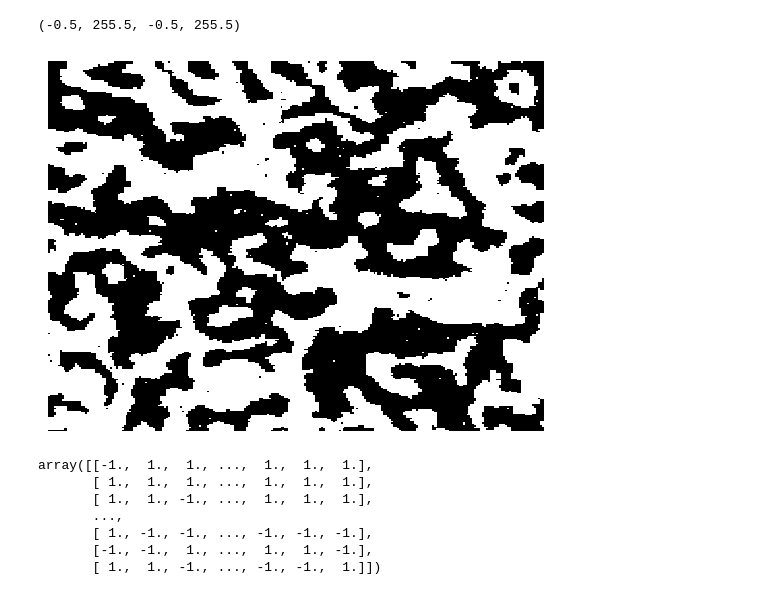
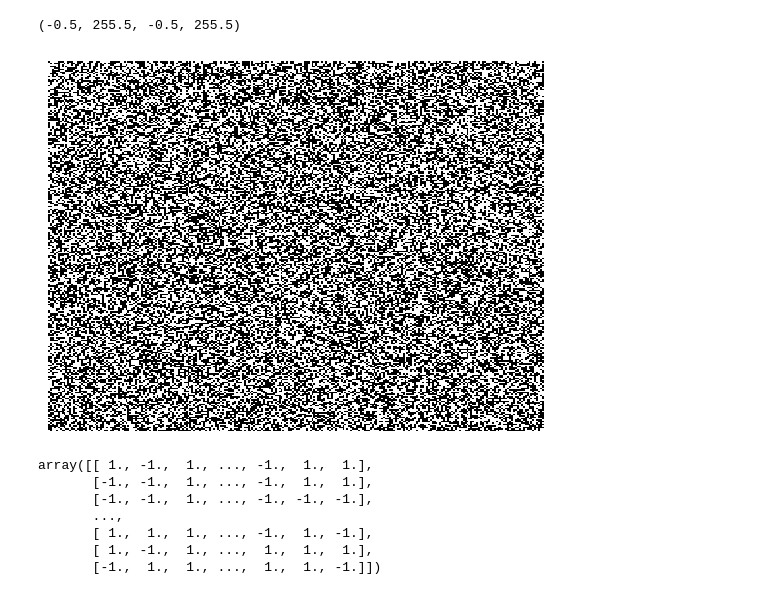
Before and after one commit to suanno/stage2, a Jupyter notebook: applications/phd lyon/plot codes/MC_Ising2D.ipynb, the cells around one changed output. Drawn from its saved outputs; the diff is of its cells as text; code cells hidden in the pictures.

```diff
--- a/applications/phd lyon/plot codes/MC_Ising2D.ipynb
+++ b/applications/phd lyon/plot codes/MC_Ising2D.ipynb
@@ -13,45 +13,45 @@ for i in np.arange(0, N):
         else:
             spins[i][j] = -1
 # %%
-tspan = 100000
+tspan = 0
 for t in np.arange(0, tspan):
     i = np.random.randint(0, N)
     j = np.random.randint(0, N)
     E = - (spins[i][j]*spins[(i-1)%N][j] + spins[i][j]*spins[i][(j-1)%N] + spins[i][j]*spins[i][(j+1)%N] + spins[i][j]*spins[(i+1)%N][j])
     if E > 0:
         spins[i][j] = -spins[i][j]
     else:
         if np.random.rand() < np.exp(beta*2*E):
             spins[i][j] = -spins[i][j]
 
 x = np.arange(0, N)
 X,Y = np.meshgrid(x,x)
 
 
 from matplotlib.colors import ListedColormap
 cmap = ListedColormap(['white', 'white'])
 #plt.pcolormesh(X, Y, spins, cmap=cmap, vmin=-1, vmax=1)
 plt.pcolormesh(X, Y, spins, cmap=plt.cm.get_cmap('gray'), vmin=-1, vmax=1)
 
 
 color_dict = {0: '↓', 1: '↑'}
 color_text = {0: 'blue', 1: 'white'}
 #for i in range(N):
     #for j in range(N):
         #plt.text(j, i, color_dict[(spins[i, j]+1)/2], ha='center', va='center', color=color_text[(spins[i][j]+1)/2], size="20")
 #plt.show()
 #plt.title("2D Ising model\n N=" + str(N) + "\n$k_BT = 4J$")
 plt.axis('off')
 # %% [output]
 (-0.5, 255.5, -0.5, 255.5)
-[figure, old version]
+[figure, new version]
 # %%
 spins
 # %% [output]
-array([[-1.,  1.,  1., ...,  1.,  1.,  1.],
-       [ 1.,  1.,  1., ...,  1.,  1.,  1.],
-       [ 1.,  1., -1., ...,  1.,  1.,  1.],
+array([[ 1., -1.,  1., ..., -1.,  1.,  1.],
+       [-1., -1.,  1., ..., -1.,  1.,  1.],
+       [-1., -1.,  1., ..., -1., -1., -1.],
        ...,
-       [ 1., -1., -1., ..., -1., -1., -1.],
-       [-1., -1.,  1., ...,  1.,  1., -1.],
-       [ 1.,  1., -1., ..., -1., -1.,  1.]])
+       [ 1.,  1.,  1., ..., -1.,  1., -1.],
+       [ 1., -1.,  1., ...,  1.,  1.,  1.],
+       [-1.,  1.,  1., ...,  1.,  1., -1.]])
```
Also changed, not shown: 3 other files.
